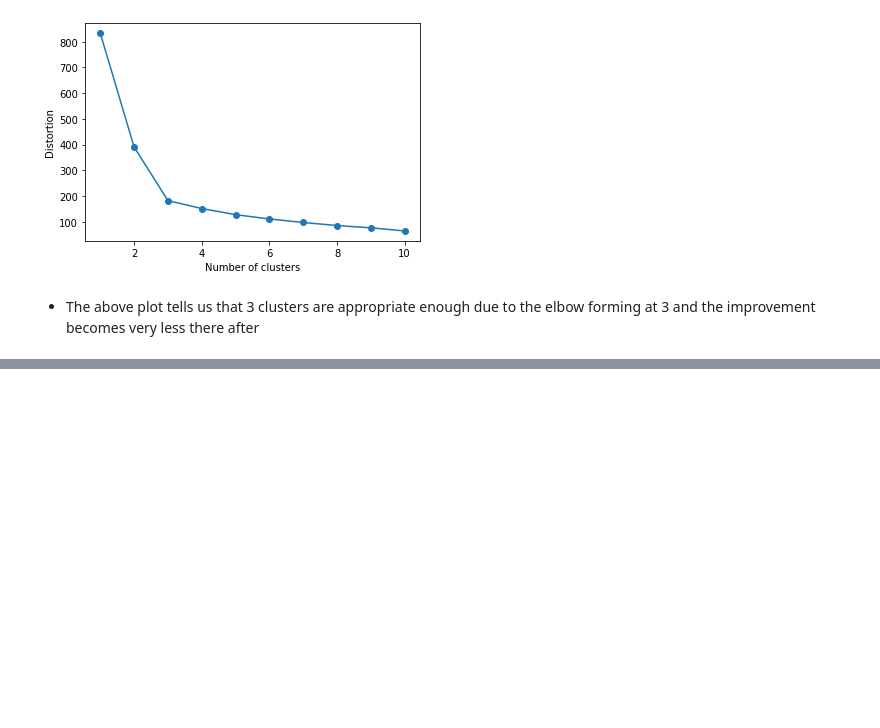
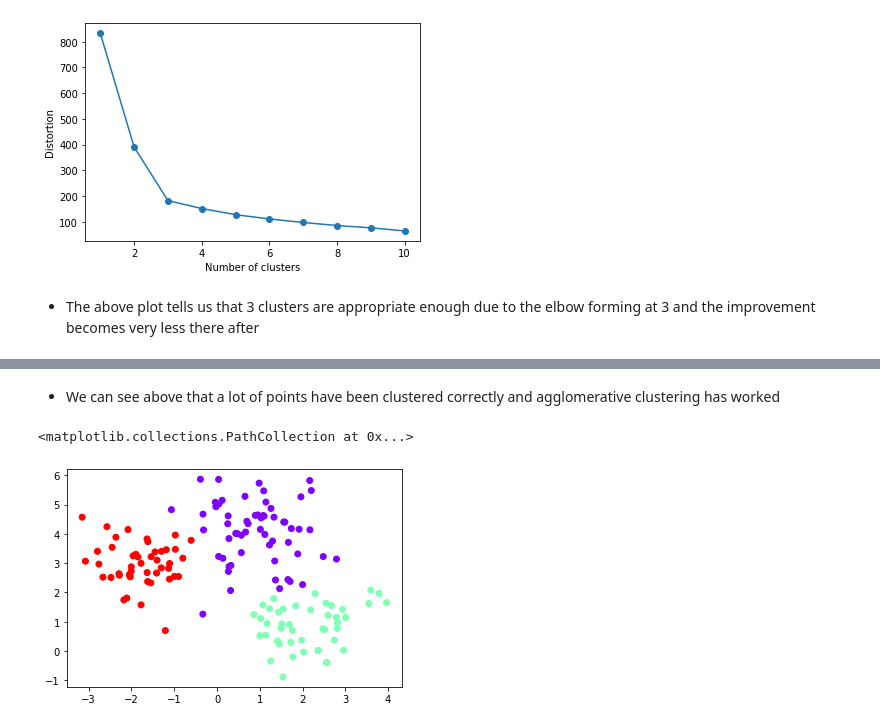
Before and after one commit to HarshitCodex/WSN-Clustering, a Jupyter notebook: wsn_clustering.ipynb, the cells around one changed output, grey strips where cells are left out. Saved outputs shown, nothing was run; the diff lists cells and outputs as text; code cells hidden in the pictures; blank space fills up the shorter version.

```diff
--- a/wsn_clustering.ipynb
+++ b/wsn_clustering.ipynb
@@ -218,0 +272,4 @@ plt.show()
+# %%
+from sklearn.cluster import AgglomerativeClustering
+cluster = AgglomerativeClustering(n_clusters=3,affinity='euclidean',linkage='ward')
+y_pred = cluster.fit_predict(X)
@@ -218,0 +296,7 @@ plt.show()
+# %% [markdown]
+- We can see above that a lot of points have been clustered correctly and agglomerative clustering has worked
+# %%
+plt.scatter(X[:,0],X[:,1],c=cluster.labels_,cmap = 'rainbow')
+# %% [output]
+<matplotlib.collections.PathCollection at 0x...>
+[figure, added]
```
Also changed, not shown: parts of 5 cells of this notebook.
